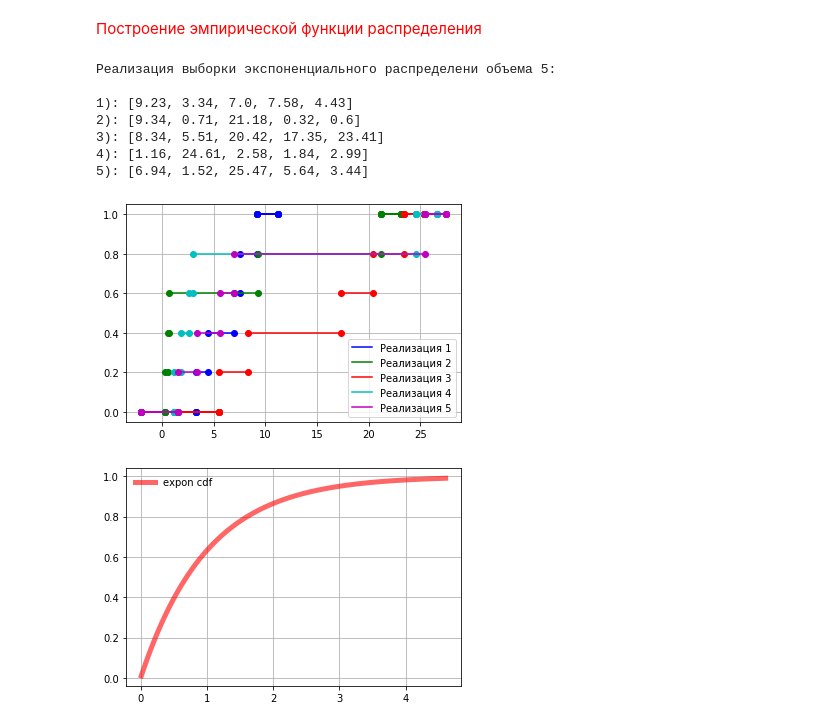
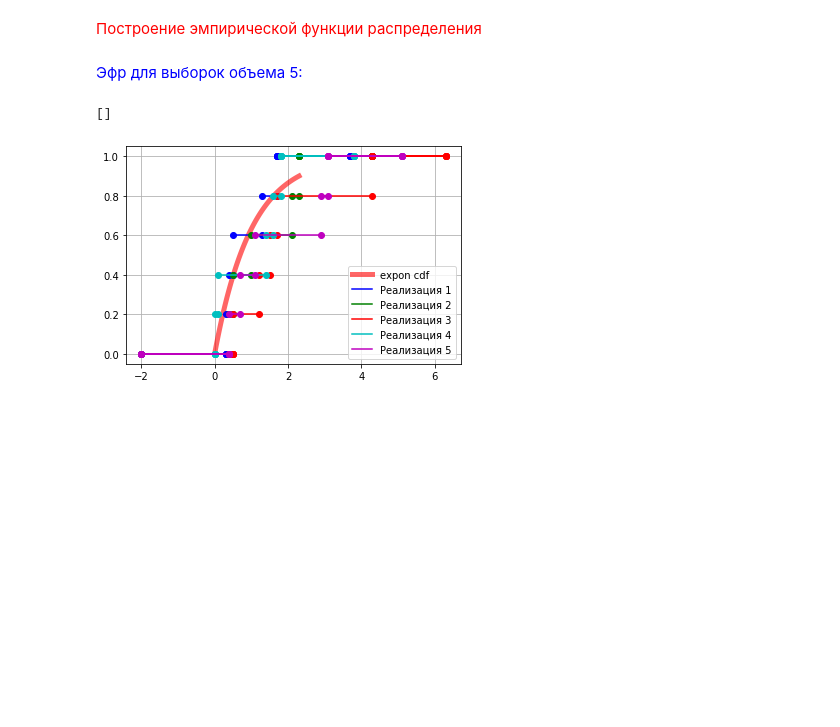
Before and after one commit to DrPopov/Mathematical-statistics, a Jupyter notebook: Dz_2/DZ_2_Expon.ipynb, the cells around one changed output. Cells and saved outputs as stored; diff of their text form; code cells hidden in the pictures; blank space fills up the shorter version.

```diff
--- a/Dz_2/DZ_2_Expon.ipynb
+++ b/Dz_2/DZ_2_Expon.ipynb
@@ -5,12 +5,12 @@
 import random
 import math
 
-def expon(lam, n):
+def my_expon(lam, n):
     lst = []
     for i in range(n):
         r = random.random()
         x = -math.log(r,math.e) / lam
-        lst.append(float('{:.2f}'.format(x)))
+        lst.append(float('{:.3f}'.format(x)))
 
     return lst
 
@@ -21,13 +21,13 @@ def make_vibor_exp(lam, m):
         row = []
         A.append(row)
 
-        row.append(expon(lam, m))
+        row.append(my_expon(lam, m))
 
     l = 1
-    print('Реализация выборки экспоненциального распределени объема %d: '%m)
-    print('')
+    #print('Реализация выборки экспоненциального распределени объема %d: '%m)
+    #print('')
     for k in A:
-        print('%d): '%l, end='')
+        #print('%d): '%l, end='')
         print(*k)
         l += 1
     return A
@@ -173,14 +209,9 @@ def upper_limit(M, n , f_x):
+# %% [markdown]
+<font color='blue'>Эфр для выборок объема 5: </font>
 # %%
-M = make_vibor_exp(0.1, 5)
+M = make_vibor_exp(0.8, 5)
+make_сdf_expon()
 make_efr_expon(M, 5)
-make_сdf_expon(0.9)
 # %% [output]
-Реализация выборки экспоненциального распределени объема 5:
-
-1): [9.23, 3.34, 7.0, 7.58, 4.43]
-2): [9.34, 0.71, 21.18, 0.32, 0.6]
-3): [8.34, 5.51, 20.42, 17.35, 23.41]
-4): [1.16, 24.61, 2.58, 1.84, 2.99]
-5): [6.94, 1.52, 25.47, 5.64, 3.44]
+[]
-[figure, old version]
+[figure, new version]
-[figure, removed]
```
Also changed, not shown: parts of 31 cells of this notebook, 19 other files.
